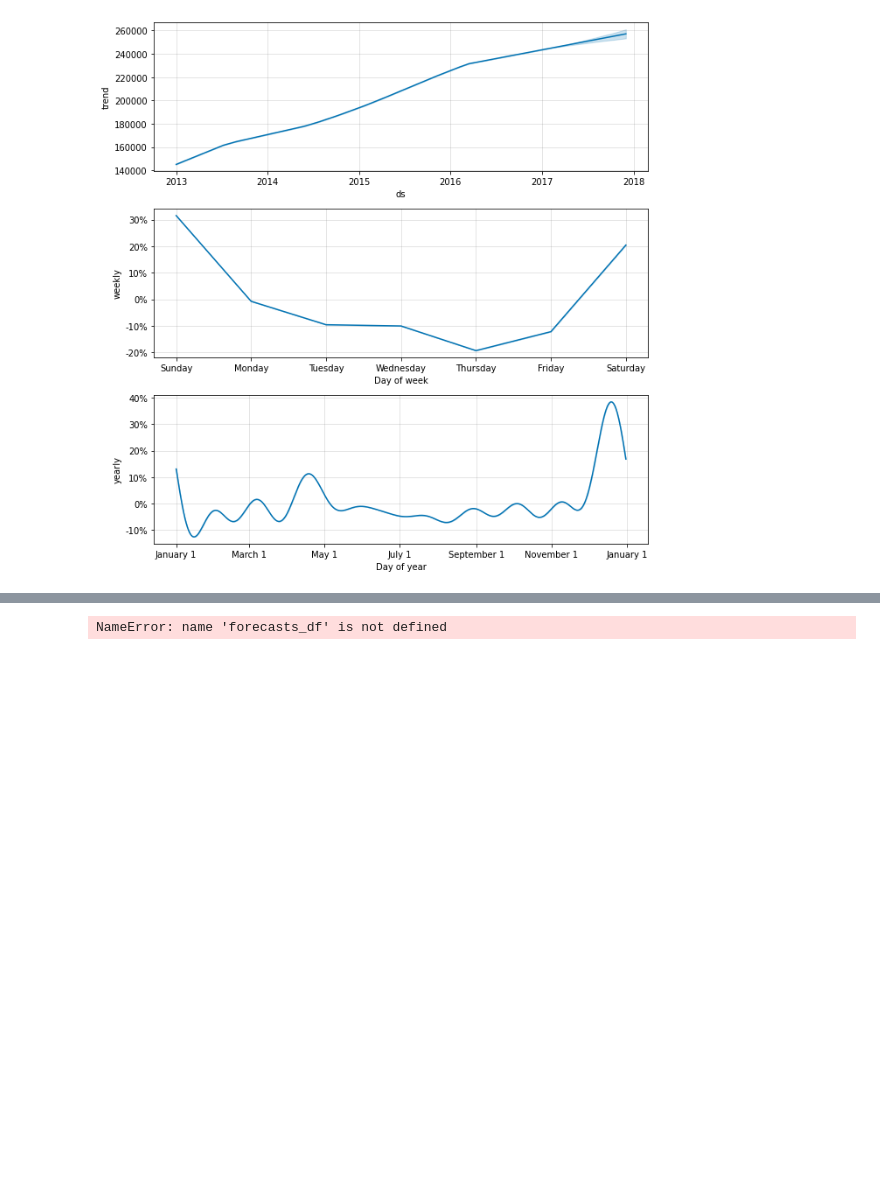
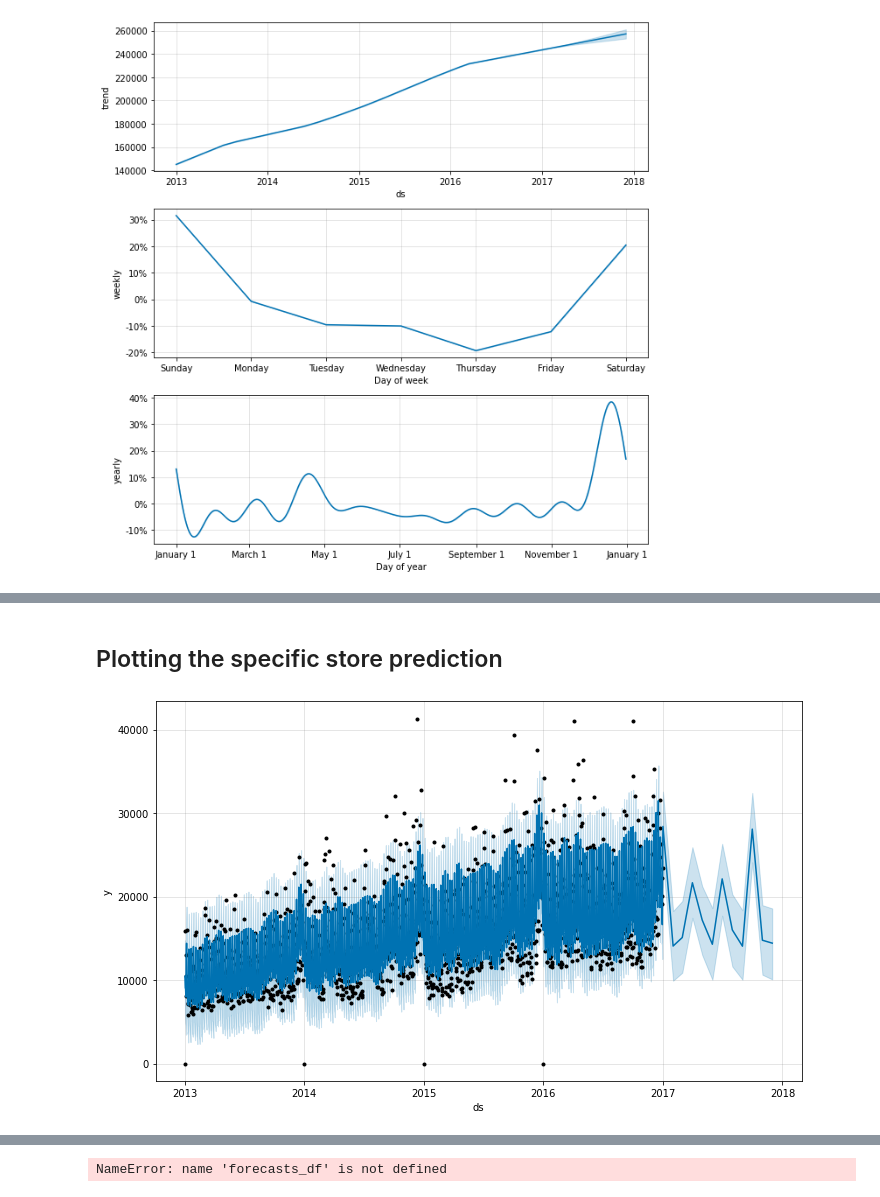
Before and after one commit to mrdaraujo/business_case_869, a Jupyter notebook: notebooks/Testing the function (Prophet).ipynb, the cells around one changed output, grey strips where cells are left out. Cells and saved outputs as stored; diff of their text form; code cells hidden in the pictures; blank space fills up the shorter version.

```diff
--- a/notebooks/Testing the function (Prophet).ipynb
+++ b/notebooks/Testing the function (Prophet).ipynb
@@ -208,5 +238,3 @@ variable_test['GROCERY I'].plot_components(fcst=forecast_future)
 # %% [output]
 [figure]
 [figure]
-# %%
-forecasts = family(sales_and_stores)
@@ -237,0 +261,34 @@ forecasts_df
+# %%
+def store(sales_and_stores):
+
+    forecasts = {}
+    for store in sales_and_stores['store_nbr'].unique():
+
+        print(store)
+
+        # creating a new variable
+        tmp_df_prep = sales_and_stores[sales_and_stores['store_nbr']== store]
+
+        # Transforming the column in date time
+        tmp_df_prep['ds'] = pd.to_datetime(tmp_df_prep['ds'])
+
+        # creating a temporary df to the the training and prediction
+        tmp_df = tmp_df_prep.groupby(by='ds').sum().drop(columns=["onpromotion"]).reset_index()
+
+
+        # defining the train/test
+        train = tmp_df.iloc[:1457]
+        test = tmp_df.iloc[1458:]
+
+
+        # Instantiating the FB Prophet model
+        model = Prophet(seasonality_mode='multiplicative')
+
+        # fitting the model on the train test
+        model.fit(train)
+
+        forecasts[store]= model
+
+    return forecasts
+
+model_store = store(sales_and_stores)
@@ -237,0 +441,4 @@ forecasts_df
+# %%
+future_store = model_store[9].make_future_dataframe(periods=12, freq='MS')  #period of 12 months
+forecast_future_store = model_store[9].predict(future_store)
+forecast_future_store.head()
@@ -237,0 +452,6 @@ forecasts_df
+# %% [markdown]
+## Plotting the specific store prediction
+# %%
+model_store[9].plot(forecast_future_store);
+# %% [output]
+[figure, added]
```
Also changed, not shown: parts of 25 cells of this notebook, 5 other files.
